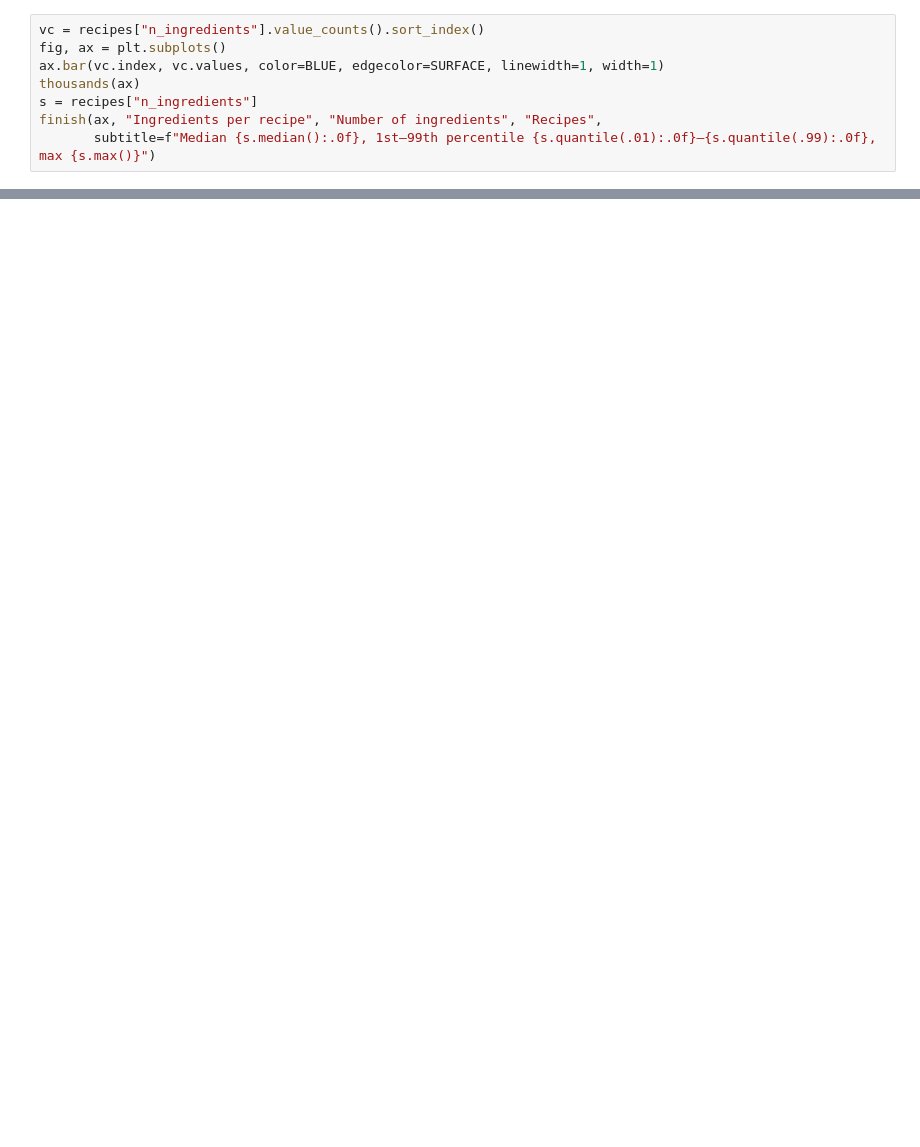
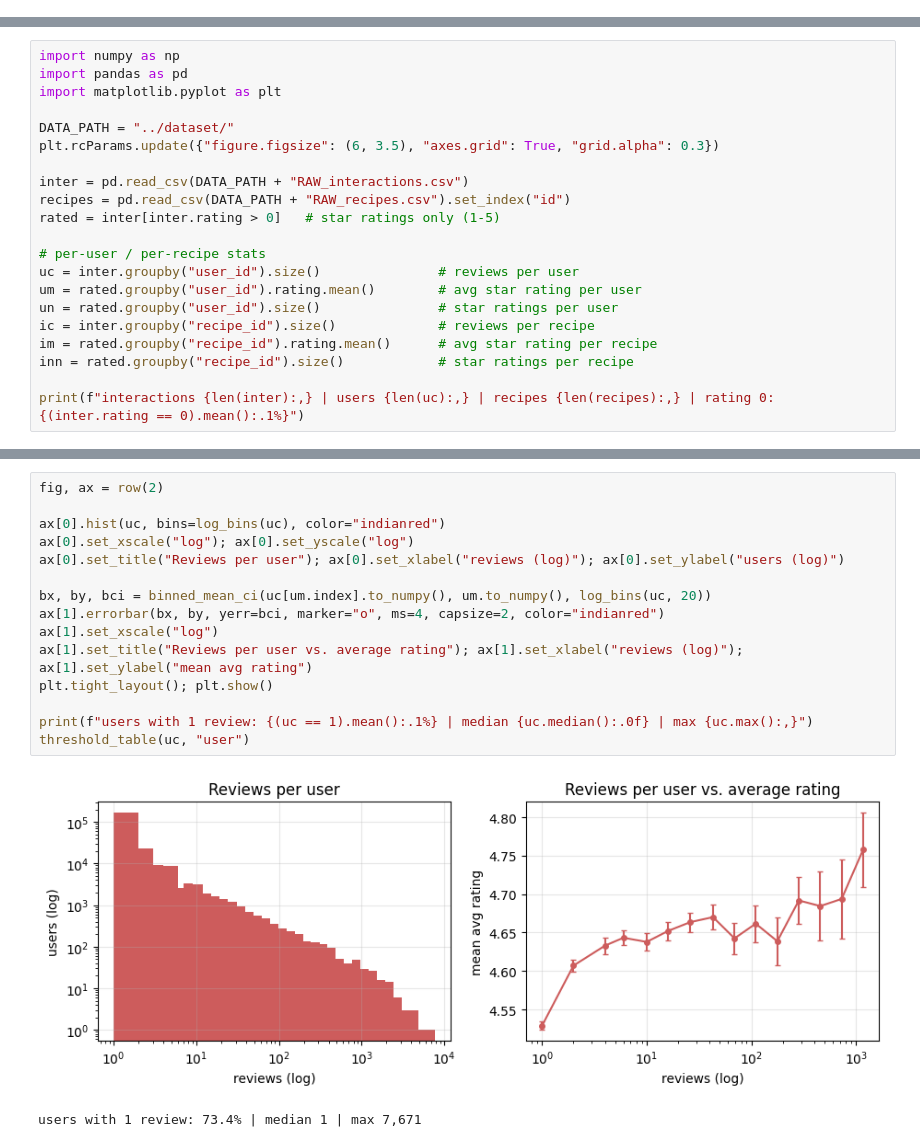
Before and after one commit to jut008/cse258-recipe-prediction-model, a Jupyter notebook: scratch/judy.ipynb, the cells around one changed output, grey strips where cells are left out. Drawn from its saved outputs; the diff is of its cells as text; blank space fills up the shorter version.

Commit message:
Revised graphs for judy.ipynb

```diff
--- a/scratch/judy.ipynb
+++ b/scratch/judy.ipynb
@@ -211,8 +0,0 @@ finish(ax, "Reviews per user vs. average rating", "Reviews per user (log scale)"
-# %%
-vc = recipes["n_ingredients"].value_counts().sort_index()
-fig, ax = plt.subplots()
-ax.bar(vc.index, vc.values, color=BLUE, edgecolor=SURFACE, linewidth=1, width=1)
-thousands(ax)
-s = recipes["n_ingredients"]
-finish(ax, "Ingredients per recipe", "Number of ingredients", "Recipes",
-       subtitle=f"Median {s.median():.0f}, 1st–99th percentile {s.quantile(.01):.0f}–{s.quantile(.99):.0f}, max {s.max()}")
@@ -318,0 +7,21 @@ share.style.format("{:.1%}")
+# %%
+import numpy as np
+import pandas as pd
+import matplotlib.pyplot as plt
+
+DATA_PATH = "../dataset/"
+plt.rcParams.update({"figure.figsize": (6, 3.5), "axes.grid": True, "grid.alpha": 0.3})
+
+inter = pd.read_csv(DATA_PATH + "RAW_interactions.csv")
+recipes = pd.read_csv(DATA_PATH + "RAW_recipes.csv").set_index("id")
+rated = inter[inter.rating > 0]   # star ratings only (1-5)
+
+# per-user / per-recipe stats
+uc = inter.groupby("user_id").size()               # reviews per user
+um = rated.groupby("user_id").rating.mean()        # avg star rating per user
+un = rated.groupby("user_id").size()               # star ratings per user
+ic = inter.groupby("recipe_id").size()             # reviews per recipe
+im = rated.groupby("recipe_id").rating.mean()      # avg star rating per recipe
+inn = rated.groupby("recipe_id").size()            # star ratings per recipe
+
+print(f"interactions {len(inter):,} | users {len(uc):,} | recipes {len(recipes):,} | rating 0: {(inter.rating == 0).mean():.1%}")
@@ -318,0 +95,18 @@ share.style.format("{:.1%}")
+# %%
+fig, ax = row(2)
+
+ax[0].hist(uc, bins=log_bins(uc), color="indianred")
+ax[0].set_xscale("log"); ax[0].set_yscale("log")
+ax[0].set_title("Reviews per user"); ax[0].set_xlabel("reviews (log)"); ax[0].set_ylabel("users (log)")
+
+bx, by, bci = binned_mean_ci(uc[um.index].to_numpy(), um.to_numpy(), log_bins(uc, 20))
+ax[1].errorbar(bx, by, yerr=bci, marker="o", ms=4, capsize=2, color="indianred")
+ax[1].set_xscale("log")
+ax[1].set_title("Reviews per user vs. average rating"); ax[1].set_xlabel("reviews (log)"); ax[1].set_ylabel("mean avg rating")
+plt.tight_layout(); plt.show()
+
+print(f"users with 1 review: {(uc == 1).mean():.1%} | median {uc.median():.0f} | max {uc.max():,}")
+threshold_table(uc, "user")
+# %% [output]
+[figure, added]
+users with 1 review: 73.4% | median 1 | max 7,671
```
Also changed, not shown: parts of 45 cells of this notebook.
